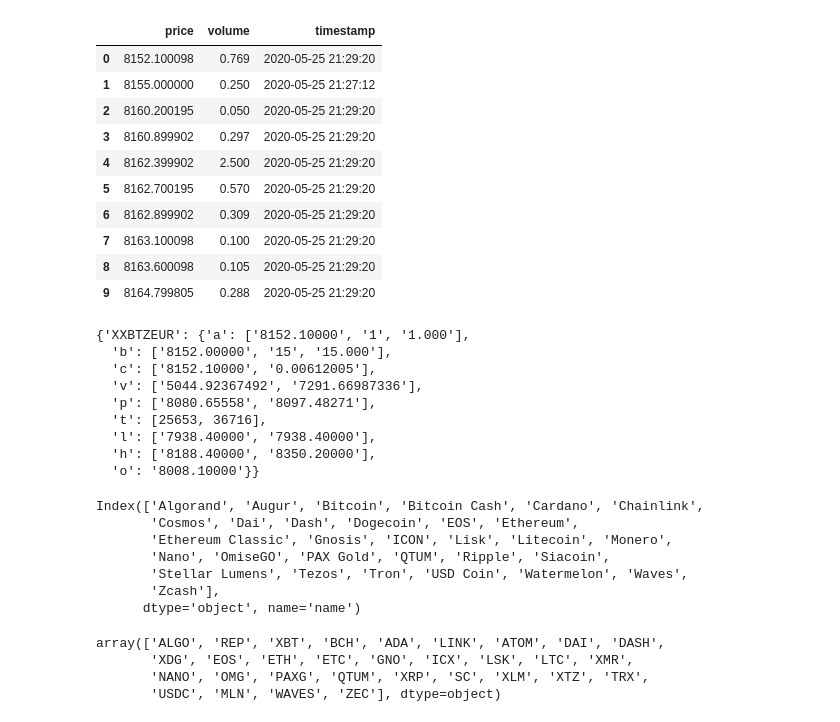
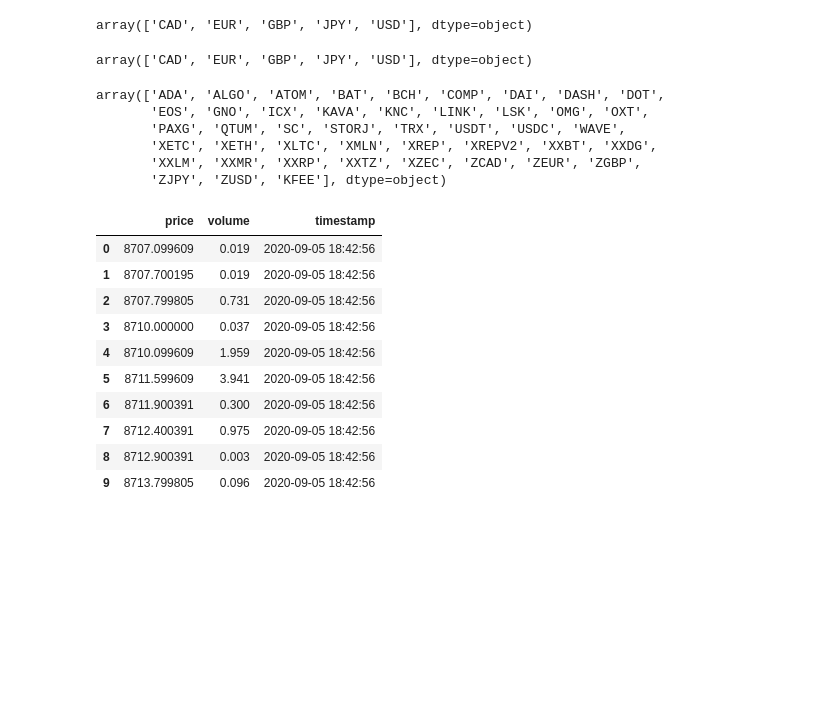
Before and after one commit to Abermal/kraken, a Jupyter notebook: Kraken.ipynb, the cells around one changed output. Drawn from its saved outputs; the diff is of its cells as text; code cells hidden in the pictures; blank space fills up the shorter version.

```diff
--- a/Kraken.ipynb
+++ b/Kraken.ipynb
@@ -9,31 +58,45 @@ from bs4 import BeautifulSoup
+# %%
+# codes_clean = ass.code.apply(lambda x: x[1:] if (x[0] == "X")|(x[0] == "Z") else x)
+
+ass = pd.DataFrame(data=codenames.items(), columns=['codes', 'name'])
+ass["codes_clean"] = ass.codes.apply(lambda x: x[1:] if (x[0] == "X")|(x[0] == "Z") else x)
+ass["fiats"] = ass.codes.apply(lambda x: x[1:] if x[0] == 'Z' else np.nan)
+ass["cryptos"] = ass[ass.fiats.isna()]["codes_clean"]
+
+
+fiat_codes = ass["fiats"].dropna().values
+fiat_codes
+# %% [output]
+array(['CAD', 'EUR', 'GBP', 'JPY', 'USD'], dtype=object)
+# %%
+ass["fiats"].dropna().values
+# %% [output]
+array(['CAD', 'EUR', 'GBP', 'JPY', 'USD'], dtype=object)
+# %%
+ass.codes.values
+# %% [output]
+array(['ADA', 'ALGO', 'ATOM', 'BAT', 'BCH', 'COMP', 'DAI', 'DASH', 'DOT',
+       'EOS', 'GNO', 'ICX', 'KAVA', 'KNC', 'LINK', 'LSK', 'OMG', 'OXT',
+       'PAXG', 'QTUM', 'SC', 'STORJ', 'TRX', 'USDT', 'USDC', 'WAVE',
+       'XETC', 'XETH', 'XLTC', 'XMLN', 'XREP', 'XREPV2', 'XXBT', 'XXDG',
+       'XXLM', 'XXMR', 'XXRP', 'XXTZ', 'XZEC', 'ZCAD', 'ZEUR', 'ZGBP',
+       'ZJPY', 'ZUSD', 'KFEE'], dtype=object)
 # %%
 asset = 'XBT'
 fiat = 'EUR'
 kr = KrakenInterface()
 asks, bids = kr.order_book_of(10)
-rec = requests.get('https://api.kraken.com/0/public/Ticker?pair=XBTEUR').json()['result']
+# rec = requests.get('https://api.kraken.com/0/public/Ticker?pair=XBTeur').json()['result']
 asks
 # %% [output]
 |  | price | volume | timestamp |
-| 0 | 8152.100098 | 0.769 | 2020-05-25 21:29:20 |
-| 1 | 8155.000000 | 0.250 | 2020-05-25 21:27:12 |
-| 2 | 8160.200195 | 0.050 | 2020-05-25 21:29:20 |
-| 3 | 8160.899902 | 0.297 | 2020-05-25 21:29:20 |
-| 4 | 8162.399902 | 2.500 | 2020-05-25 21:29:20 |
-| 5 | 8162.700195 | 0.570 | 2020-05-25 21:29:20 |
-| 6 | 8162.899902 | 0.309 | 2020-05-25 21:29:20 |
-| 7 | 8163.100098 | 0.100 | 2020-05-25 21:29:20 |
-| 8 | 8163.600098 | 0.105 | 2020-05-25 21:29:20 |
-| 9 | 8164.799805 | 0.288 | 2020-05-25 21:29:20 |
+| 0 | 8707.099609 | 0.019 | 2020-09-05 18:42:56 |
+| 1 | 8707.700195 | 0.019 | 2020-09-05 18:42:56 |
+| 2 | 8707.799805 | 0.731 | 2020-09-05 18:42:56 |
+| 3 | 8710.000000 | 0.037 | 2020-09-05 18:42:56 |
+| 4 | 8710.099609 | 1.959 | 2020-09-05 18:42:56 |
+| 5 | 8711.599609 | 3.941 | 2020-09-05 18:42:56 |
+| 6 | 8711.900391 | 0.300 | 2020-09-05 18:42:56 |
+| 7 | 8712.400391 | 0.975 | 2020-09-05 18:42:56 |
+| 8 | 8712.900391 | 0.003 | 2020-09-05 18:42:56 |
+| 9 | 8713.799805 | 0.096 | 2020-09-05 18:42:56 |
-# %%
-rec
-# %% [output]
-{'XXBTZEUR': {'a': ['8152.10000', '1', '1.000'],
-  'b': ['8152.00000', '15', '15.000'],
-  'c': ['8152.10000', '0.00612005'],
-  'v': ['5044.92367492', '7291.66987336'],
-  'p': ['8080.65558', '8097.48271'],
-  't': [25653, 36716],
-  'l': ['7938.40000', '7938.40000'],
-  'h': ['8188.40000', '8350.20000'],
-  'o': '8008.10000'}}
@@ -44,17 +102,0 @@ ass = kr.get_assets_names()
-# %%
-ass.index
-# %% [output]
-Index(['Algorand', 'Augur', 'Bitcoin', 'Bitcoin Cash', 'Cardano', 'Chainlink',
-       'Cosmos', 'Dai', 'Dash', 'Dogecoin', 'EOS', 'Ethereum',
-       'Ethereum Classic', 'Gnosis', 'ICON', 'Lisk', 'Litecoin', 'Monero',
-       'Nano', 'OmiseGO', 'PAX Gold', 'QTUM', 'Ripple', 'Siacoin',
-       'Stellar Lumens', 'Tezos', 'Tron', 'USD Coin', 'Watermelon', 'Waves',
-       'Zcash'],
-      dtype='object', name='name')
-# %%
-ass.values.reshape(-1)
-# %% [output]
-array(['ALGO', 'REP', 'XBT', 'BCH', 'ADA', 'LINK', 'ATOM', 'DAI', 'DASH',
-       'XDG', 'EOS', 'ETH', 'ETC', 'GNO', 'ICX', 'LSK', 'LTC', 'XMR',
-       'NANO', 'OMG', 'PAXG', 'QTUM', 'XRP', 'SC', 'XLM', 'XTZ', 'TRX',
-       'USDC', 'MLN', 'WAVES', 'ZEC'], dtype=object)
```
Also changed, not shown: parts of 50 cells of this notebook, 7 other files.
